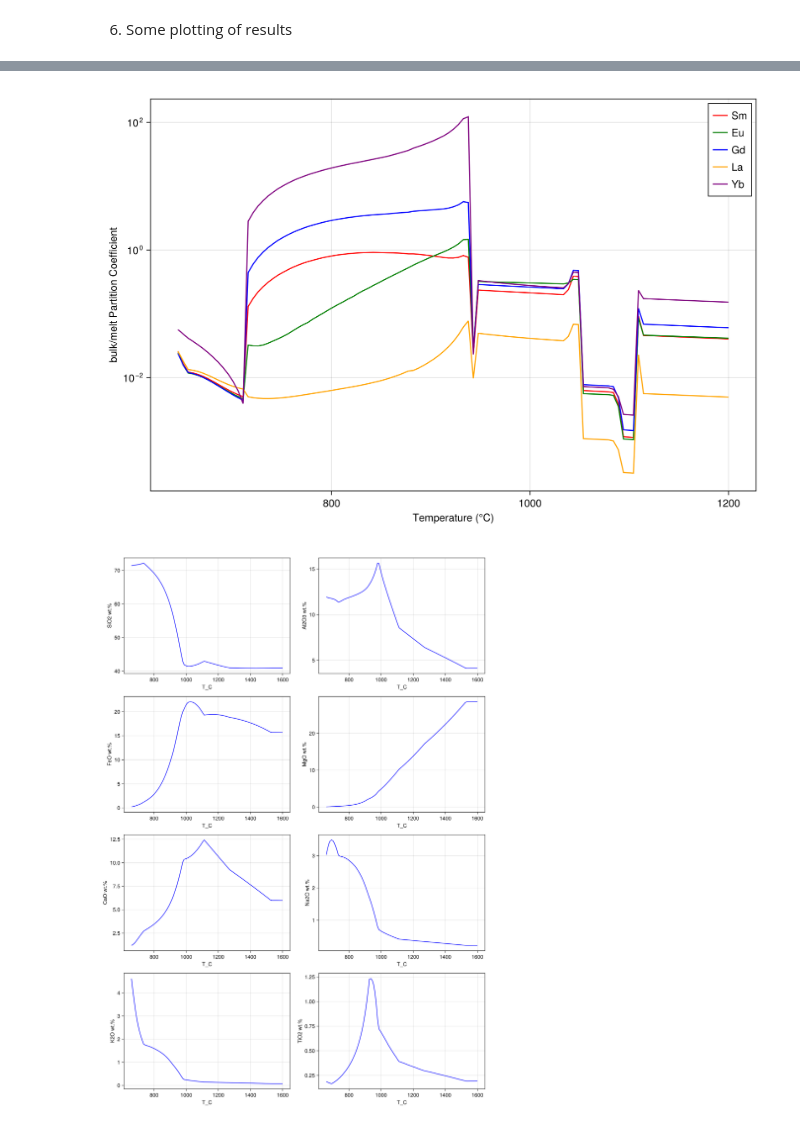
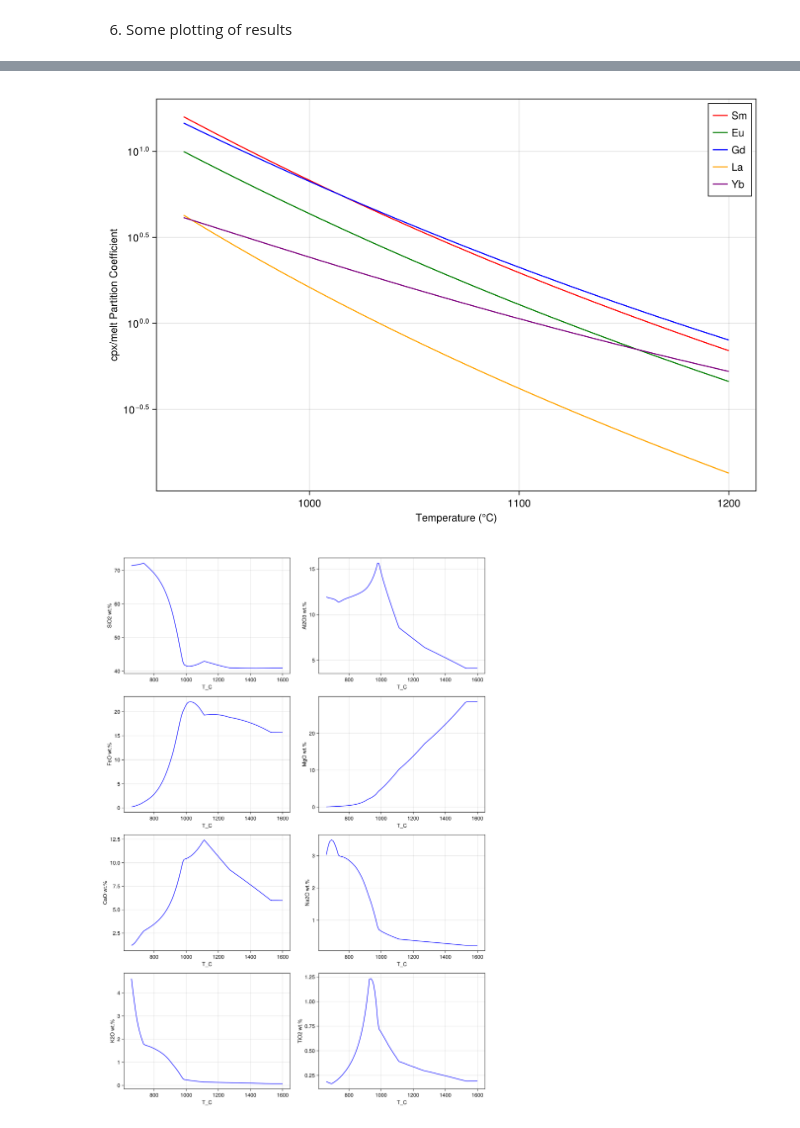
Before and after one commit to niklasloetscher/TEmodelling-in-MAGEMin, a Jupyter notebook: src/ExampleNotebook.ipynb, the cells around one changed output, grey strips where cells are left out. Saved outputs shown, nothing was run; the diff lists cells and outputs as text; code cells hidden in the pictures.

```diff
--- a/src/ExampleNotebook.ipynb
+++ b/src/ExampleNotebook.ipynb
@@ -123,11 +126,11 @@ sat_models = ["CB", "Klein26"]
 # %%
 # 4) Define P-T(-fO2) path of differentitation
 
-T = range(1400.0, 600.0, 120)
+T = collect(1200.0:-5.0:600.0)
 
 nsteps = length(T)
 
-pressure = 7.0
+pressure = 4.0
 
 P = ones(nsteps)*pressure
 
@@ -810,30 +830,30 @@ fig
 # %%
 """ Partition coefficients for a selected phase and selected elements """
 
-phase = "bulk" # Select "bulk" for bulk partition coefficients, or any phase in the output
+phase = "cpx" # Select "bulk" for bulk partition coefficients, or any phase in the output
 elements = [:Sm, :Eu, :Gd, :La, :Yb]
 
 
 fig = CairoMakie.Figure(size=(900, 600))
 ax = Axis(fig[1, 1], xlabel="Temperature (°C)", ylabel="$(phase)/melt Partition Coefficient", yscale=log10)
 
 phase_indices = [i for i in 1:np if haskey(Out_Ds[i], phase)]
 
 phase_Kds = [Out_Ds[i][phase] for i in phase_indices]
 kd_series = Dict(el => [phase_Kds[i][el] for i in eachindex(phase_indices)] for el in elements)
 
 valid_indices = [i for i in eachindex(phase_indices) if all(kd_series[el][i] != 0 for el in elements)]
 
 colors = [:red, :green, :blue, :orange, :purple, :brown]
 for (j, el) in enumerate(elements)
     lines!(ax, T_C[valid_indices], kd_series[el][valid_indices],
         color=colors[mod1(j, length(colors))], label=String(el))
 end
 
 axislegend(ax)
 fig
 # %% [output]
-[figure, old version]
+[figure, new version]
 # %%
 """ Liquid lines of descent """
 
```
Also changed, not shown: parts of 8 cells of this notebook.
